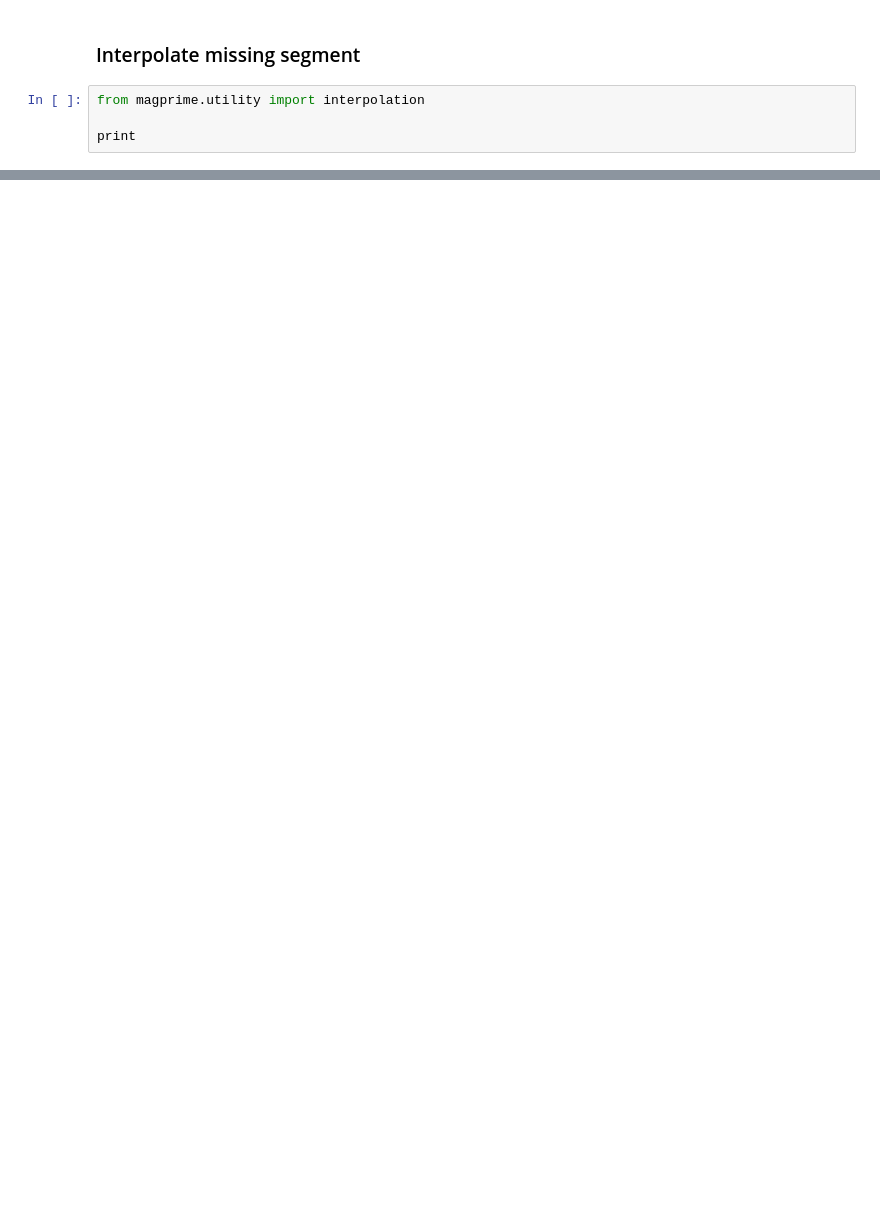
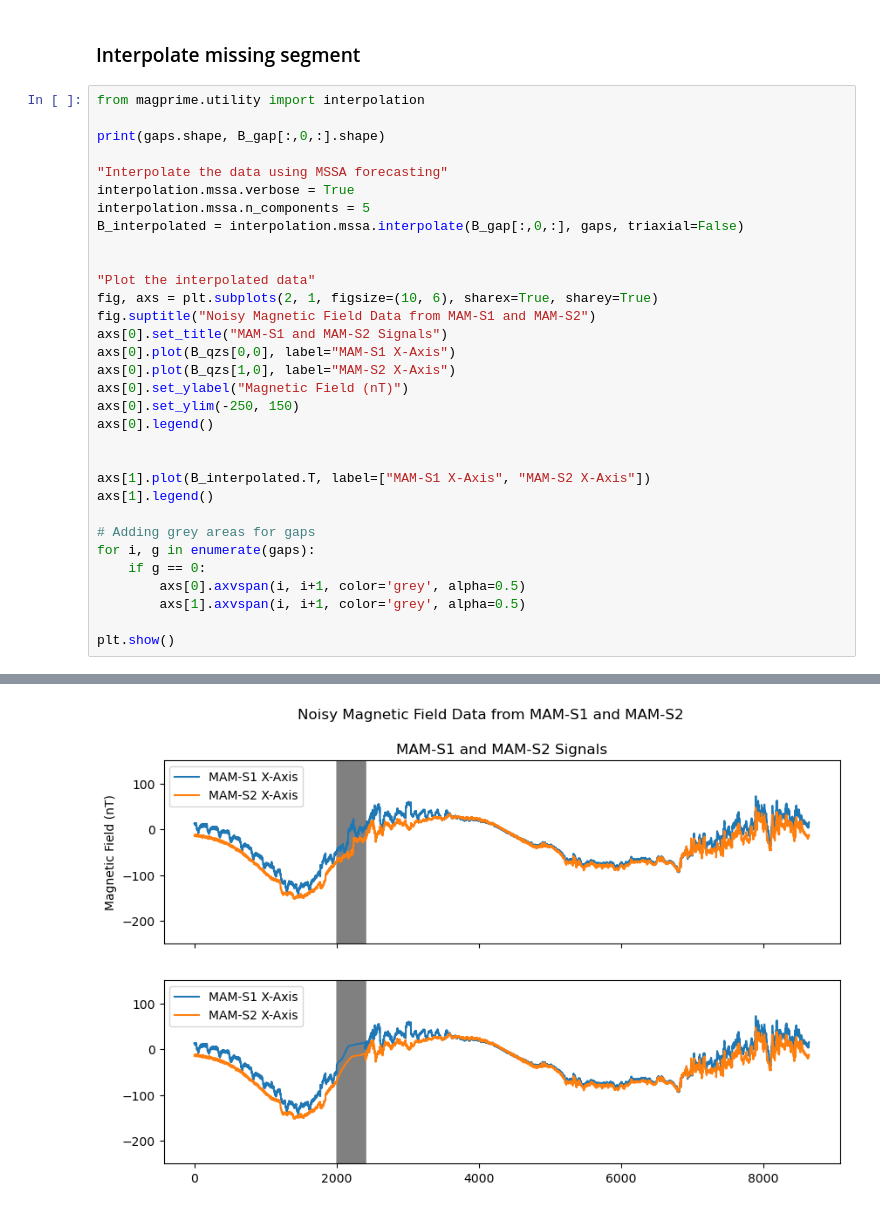
Before and after one commit to aphoffmann/MAGPRIME, a Jupyter notebook: magprime/examples/interpolation_example.ipynb, the cells around one changed output, grey strips where cells are left out. Drawn from its saved outputs; the diff is of its cells as text; blank space fills up the shorter version.

Commit message:
Finished interpolation tutorial

```diff
--- a/magprime/examples/interpolation_example.ipynb
+++ b/magprime/examples/interpolation_example.ipynb
@@ -41,6 +41,35 @@ plt.show()
 # %% [markdown]
 ### Interpolate missing segment
-# %%
-from magprime.utility import interpolation
-
-print
+# %%
+from magprime.utility import interpolation
+
+print(gaps.shape, B_gap[:,0,:].shape)
+
+"Interpolate the data using MSSA forecasting"
+interpolation.mssa.verbose = True
+interpolation.mssa.n_components = 5
+B_interpolated = interpolation.mssa.interpolate(B_gap[:,0,:], gaps, triaxial=False)
+
+
+"Plot the interpolated data"
+fig, axs = plt.subplots(2, 1, figsize=(10, 6), sharex=True, sharey=True)
+fig.suptitle("Noisy Magnetic Field Data from MAM-S1 and MAM-S2")
+axs[0].set_title("MAM-S1 and MAM-S2 Signals")
+axs[0].plot(B_qzs[0,0], label="MAM-S1 X-Axis")
+axs[0].plot(B_qzs[1,0], label="MAM-S2 X-Axis")
+axs[0].set_ylabel("Magnetic Field (nT)")
+axs[0].set_ylim(-250, 150)
+axs[0].legend()
+
+
+axs[1].plot(B_interpolated.T, label=["MAM-S1 X-Axis", "MAM-S2 X-Axis"])
+axs[1].legend()
+
+# Adding grey areas for gaps
+for i, g in enumerate(gaps):
+    if g == 0:
+        axs[0].axvspan(i, i+1, color='grey', alpha=0.5)
+        axs[1].axvspan(i, i+1, color='grey', alpha=0.5)
+
+plt.show()
+# %% [output]
@@ -46,0 +87 @@ print
+[figure, added]
```
Also changed, not shown: parts of 3 cells of this notebook.
